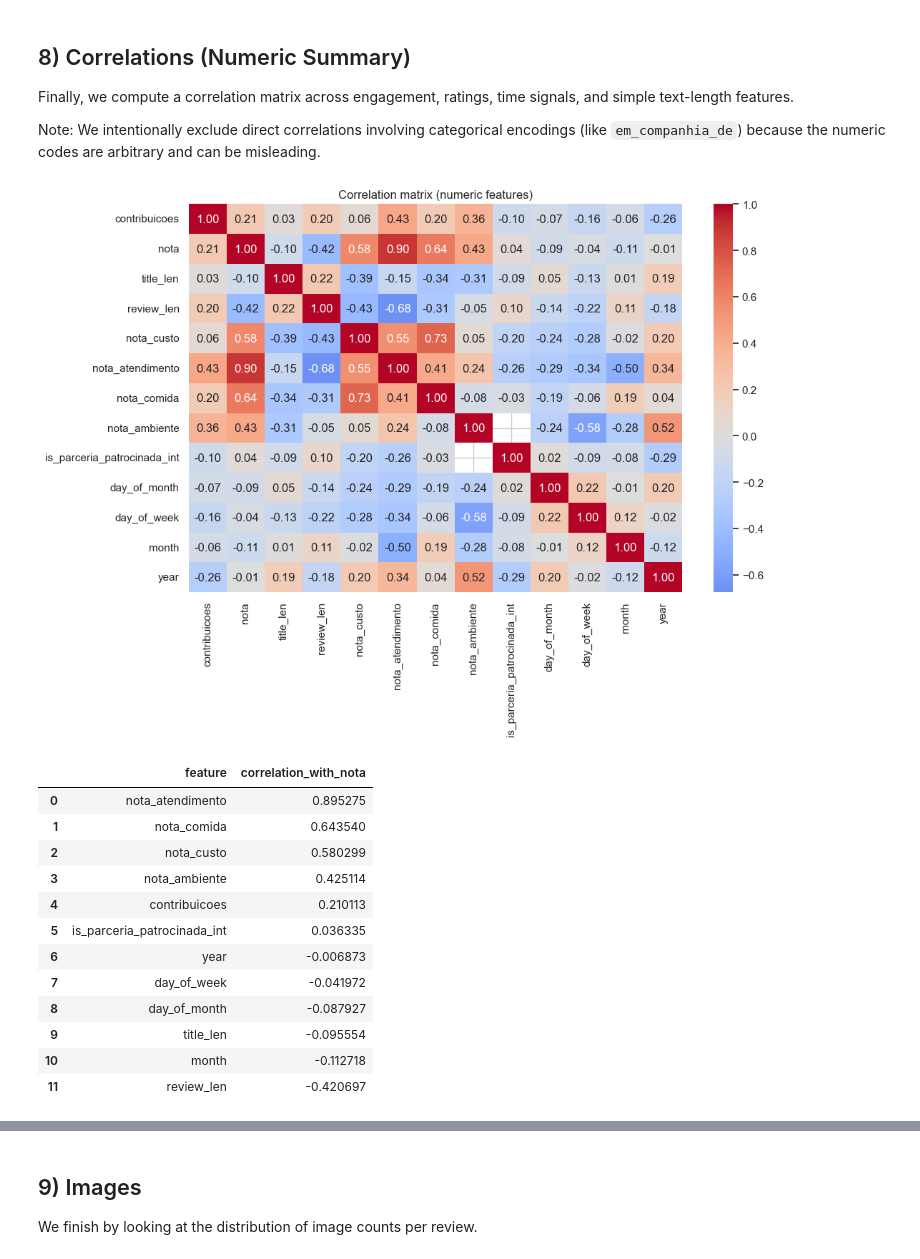
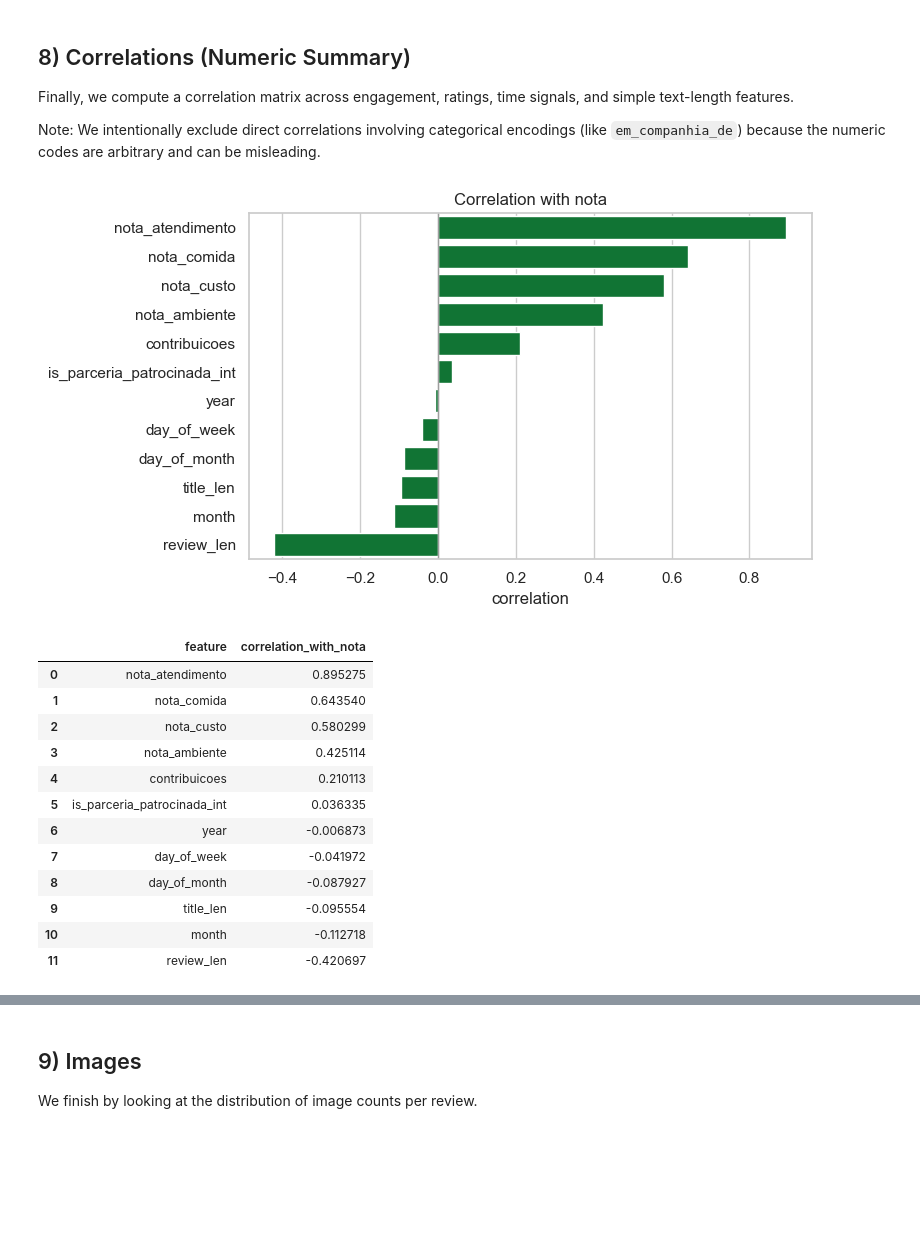
Before and after one commit to ayrtondenner/RestaurantReviewer, a Jupyter notebook: analysis.ipynb, the cells around one changed output, grey strips where cells are left out. Drawn from its saved outputs; the diff is of its cells as text; code cells hidden in the pictures; blank space fills up the shorter version.

```diff
--- a/analysis.ipynb
+++ b/analysis.ipynb
@@ -637,7 +854,10 @@ Finally, we compute a correlation matrix across engagement, ratings, time signal
 
 Note: We intentionally exclude direct correlations involving categorical encodings (like `em_companhia_de`) because the numeric codes are arbitrary and can be misleading.
 # %%
-# Correlation heatmap + sorted correlations vs nota
+from matplotlib.colors import LinearSegmentedColormap
+
+# Correlation heatmap + sorted correlations vs nota (styled with DEFAULT_COLOR)
+
 corr_cols = [
     "contribuicoes",
     "nota",
@@ -646,43 +866,83 @@ corr_cols = [
     "nota_custo",
     "nota_atendimento",
     "nota_comida",
     "nota_ambiente",
     "is_parceria_patrocinada_int",
     "day_of_month",
     "day_of_week",
     "month",
     "year",
 ]
 
+# Keep only columns that actually exist to avoid KeyError
+corr_cols = [c for c in corr_cols if c in df.columns]
+
 corr_df = df[corr_cols].copy()
 for c in corr_cols:
     corr_df[c] = pd.to_numeric(corr_df[c], errors="coerce")
 
 corr = corr_df.corr()
 
+# Ranked correlations vs the main target: nota
+if "nota" in corr.columns:
+    nota_corr = corr["nota"].drop(labels=["nota"]).sort_values(ascending=False)
+else:
+    nota_corr = pd.Series(dtype=float)
+
+nota_corr_df = nota_corr.reset_index()
+nota_corr_df.columns = ["feature", "correlation_with_nota"]
+
+# 1) "Correlation with nota" graph
+plt.figure(figsize=(8, 4.5))
+ax = sns.barplot(
+    data=nota_corr_df,
+    x="correlation_with_nota",
+    y="feature",
+    color=DEFAULT_COLOR,
+)
+ax.axvline(0, color="#9E9E9E", linewidth=1)
+ax.set_title("Correlation with nota")
+ax.set_xlabel("correlation")
+ax.set_ylabel("")
+plt.tight_layout()
+plt.show()
+
+# 2) feature and correlation_with_nota display
+display(nota_corr_df)
+
+# 3) correlation matrix
+# Diverging colormap: negative=red, zero=white, positive=DEFAULT_COLOR
+corr_cmap = LinearSegmentedColormap.from_list(
+    "neg_white_pos_default",
+    ["#D32F2F", "#FFFFFF", DEFAULT_COLOR],
+    N=256,
+)
+
 plt.figure(figsize=(11, 8))
-ax = sns.heatmap(corr, annot=True, fmt=".2f", cmap="coolwarm", center=0)
+ax = sns.heatmap(
+    corr,
+    annot=True,
+    fmt=".2f",
+    cmap=corr_cmap,
+    center=0,
+    vmin=-1,
+    vmax=1,
+    cbar_kws={"label": "Pearson correlation"},
+)
 ax.set_title("Correlation matrix (numeric features)")
 plt.tight_layout()
 plt.show()
 
-# Ranked correlations vs the main target: nota
-nota_corr = corr["nota"].drop(labels=["nota"]).sort_values(ascending=False)
-nota_corr_df = nota_corr.reset_index()
-nota_corr_df.columns = ["feature", "correlation_with_nota"]
-
-display(nota_corr_df)
-
-# Also show all pairwise correlations (most positive to most negative)
+# 4) feature_a vs feature_b display
 mask_upper = np.triu(np.ones(corr.shape), k=1).astype(bool)
 pairs = corr.where(mask_upper).stack().sort_values(ascending=False)
 
 pairs_df = pairs.reset_index()
 pairs_df.columns = ["feature_a", "feature_b", "correlation"]
 
 display(pairs_df)
 # %% [output]
-[figure, old version]
+[figure, new version]
 |  | feature | correlation_with_nota |
 | 0 | nota_atendimento | 0.895275 |
 | 1 | nota_comida | 0.643540 |
```
Also changed, not shown: parts of 18 cells of this notebook.
